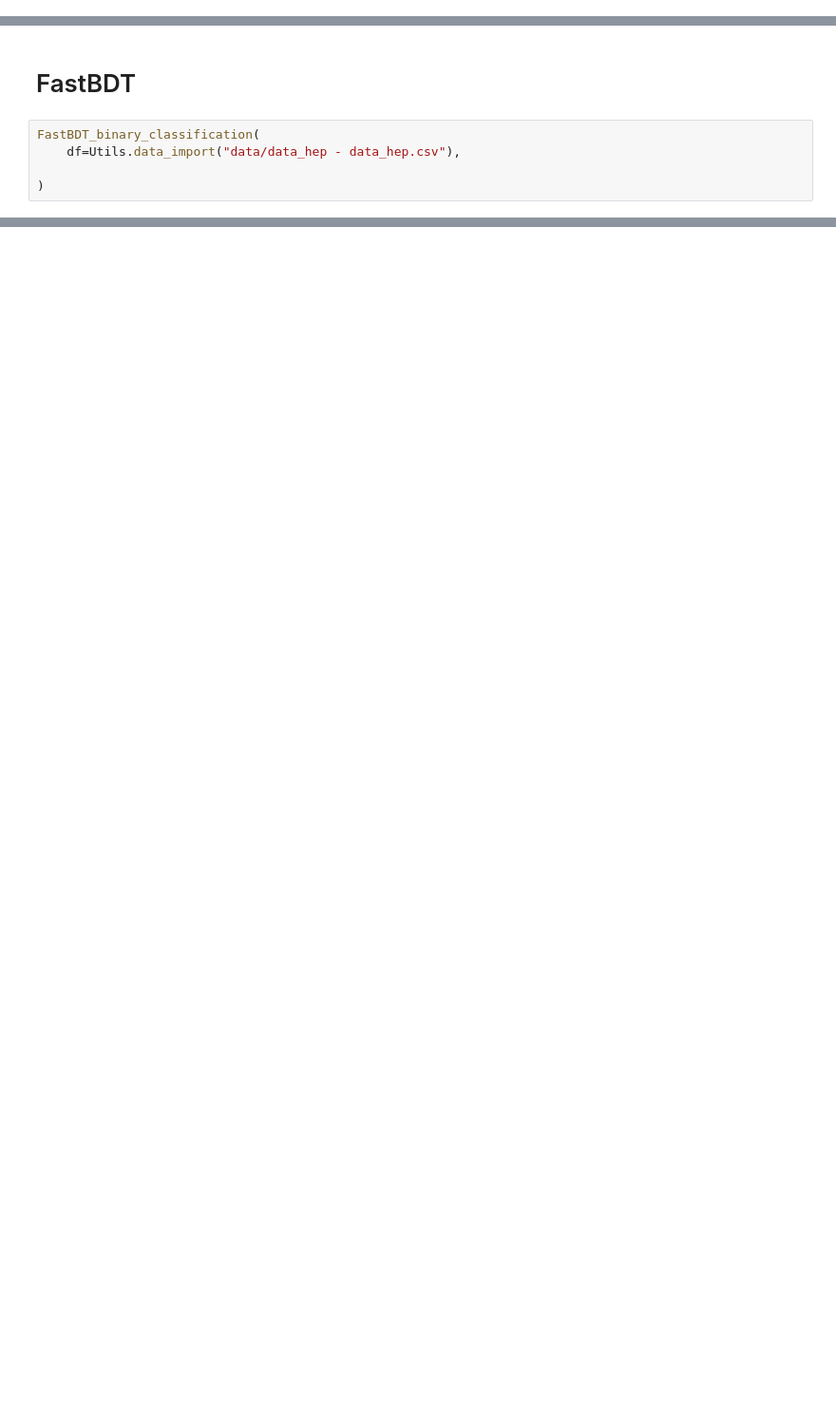
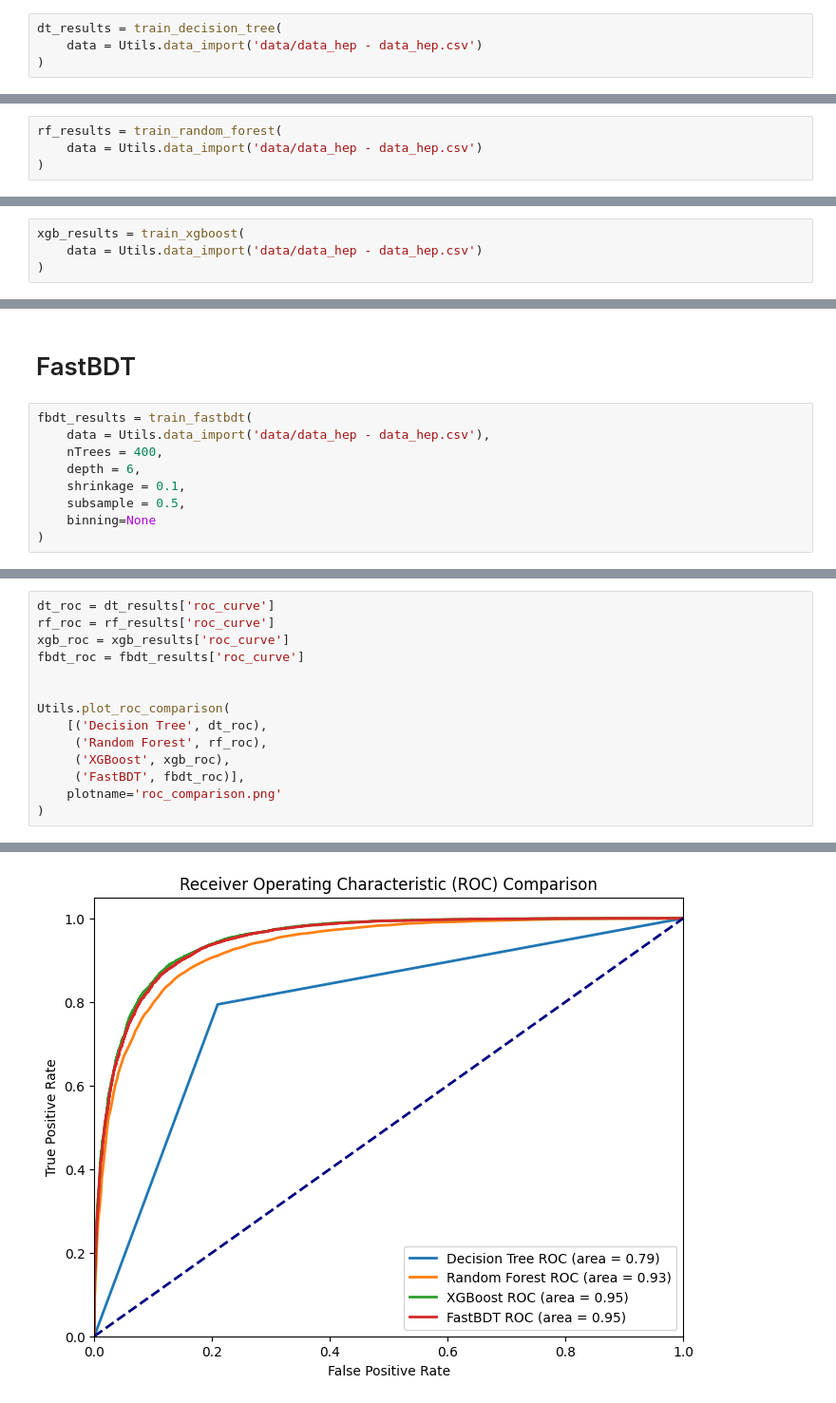
Before and after one commit to Darsh-A/HCP_Belle_Cllassification, a Jupyter notebook: showcase.ipynb, the cells around one changed output, grey strips where cells are left out. Shown: that part at 95% size. Cells and saved outputs as stored; diff of their text form; blank space fills up the shorter version.

Commit message:
Adding Updated Utils and Showcase for all models

```diff
--- a/showcase.ipynb
+++ b/showcase.ipynb
@@ -16,0 +25,4 @@ from src.fastbdt import FastBDT_binary_classification
+# %%
+dt_results = train_decision_tree(
+    data = Utils.data_import('data/data_hep - data_hep.csv')
+)
@@ -16,0 +39,4 @@ from src.fastbdt import FastBDT_binary_classification
+# %%
+rf_results = train_random_forest(
+    data = Utils.data_import('data/data_hep - data_hep.csv')
+)
@@ -16,0 +53,4 @@ from src.fastbdt import FastBDT_binary_classification
+# %%
+xgb_results = train_xgboost(
+    data = Utils.data_import('data/data_hep - data_hep.csv')
+)
@@ -17,7 +61,11 @@ from src.fastbdt import FastBDT_binary_classification
 # %% [markdown]
 # FastBDT
 # %%
-FastBDT_binary_classification(
-    df=Utils.data_import("data/data_hep - data_hep.csv"),
-
+fbdt_results = train_fastbdt(
+    data = Utils.data_import('data/data_hep - data_hep.csv'),
+    nTrees = 400,
+    depth = 6,
+    shrinkage = 0.1,
+    subsample = 0.5,
+    binning=None
 )
@@ -47,0 +132,15 @@ KeyboardInterrupt:
+# %%
+dt_roc = dt_results['roc_curve']
+rf_roc = rf_results['roc_curve']
+xgb_roc = xgb_results['roc_curve']
+fbdt_roc = fbdt_results['roc_curve']
+
+
+Utils.plot_roc_comparison(
+    [('Decision Tree', dt_roc),
+     ('Random Forest', rf_roc),
+     ('XGBoost', xgb_roc),
+     ('FastBDT', fbdt_roc)],
+    plotname='roc_comparison.png'
+)
+# %% [output]
@@ -47,0 +154 @@ KeyboardInterrupt:
+[figure, added]
```
Also changed, not shown: parts of 26 cells of this notebook, 1 other file.
